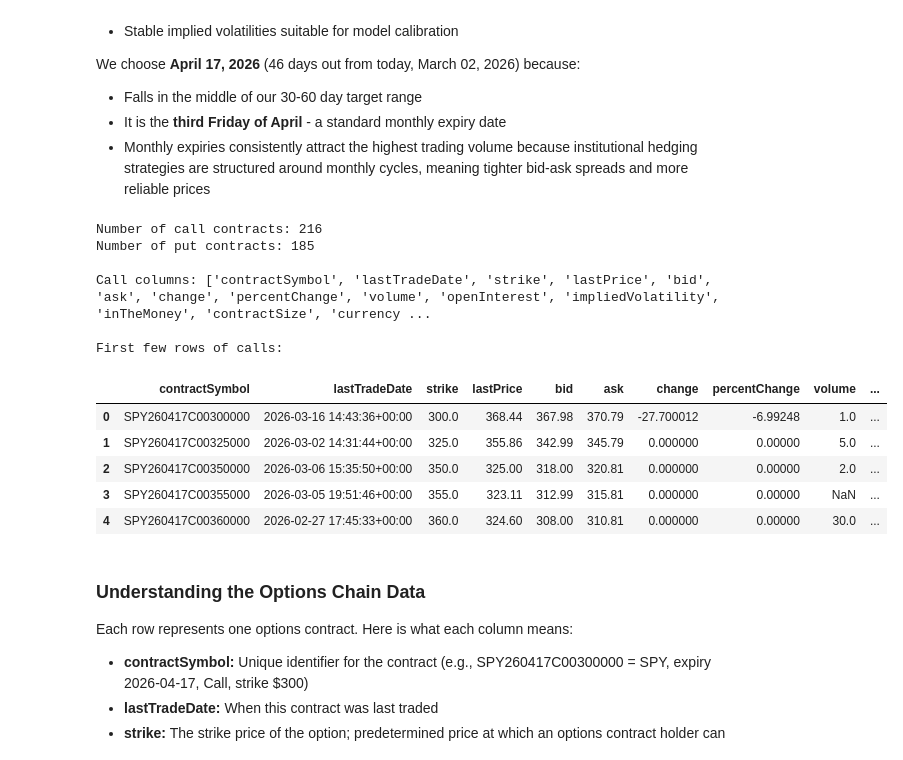
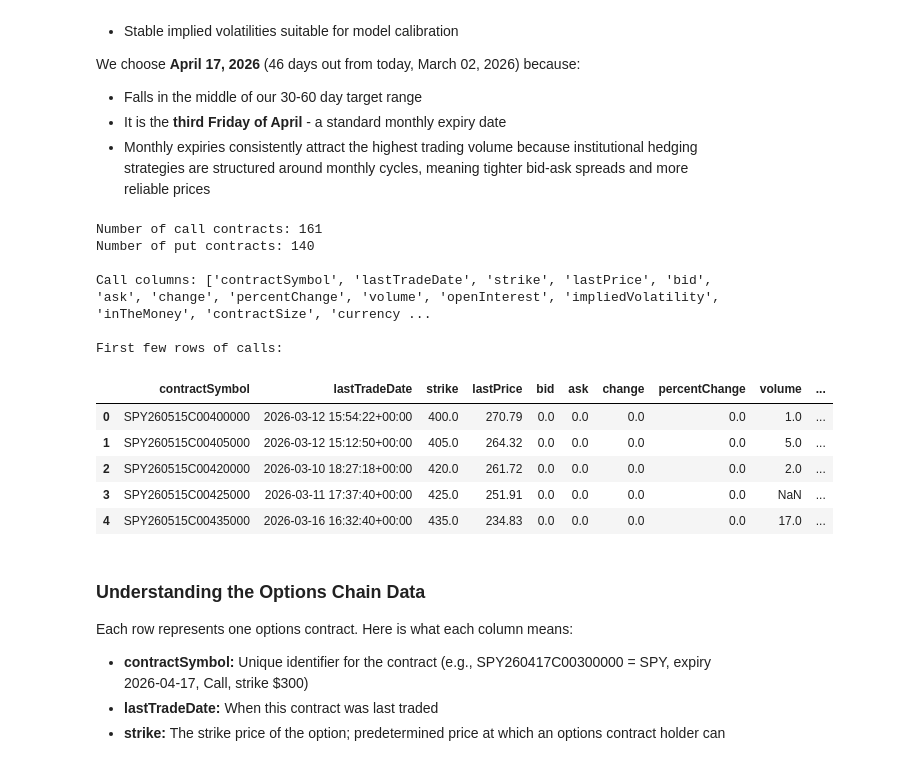
Before and after one commit to MayuriKawale/options-volatility-modeling, a Jupyter notebook: notebooks/main.ipynb, the cells around one changed output. Cells and saved outputs as stored; diff of their text form; code cells hidden in the pictures.

```diff
--- a/notebooks/main.ipynb
+++ b/notebooks/main.ipynb
@@ -147,31 +147,31 @@ We choose **April 17, 2026** (46 days out from today, March 02, 2026) because:
   reliable prices
 # %%
 # Fetch options chain for selected expiry date
-expiry = "2026-04-17"
+expiry = "2026-05-15"
 opt_chain = spy.option_chain(expiry)
 
 # option chain returns two dataframes
 calls = opt_chain.calls
 puts = opt_chain.puts
 
 print(f'Number of call contracts: {len(calls)}')
 print(f'Number of put contracts: {len(puts)}')
 print(f'\nCall columns: {calls.columns.tolist()}')
 print(f"\nFirst few rows of calls:")
 calls.head()
 # %% [output]
-Number of call contracts: 216
-Number of put contracts: 185
+Number of call contracts: 161
+Number of put contracts: 140
 
 Call columns: ['contractSymbol', 'lastTradeDate', 'strike', 'lastPrice', 'bid', 'ask', 'change', 'percentChange', 'volume', 'openInterest', 'impliedVolatility', 'inTheMoney', 'contractSize', 'currency ...
 
 First few rows of calls:
 |  | contractSymbol | lastTradeDate | strike | lastPrice | bid | ask | change | percentChange | volume | ... |
-| 0 | SPY260417C00300000 | 2026-03-16 14:43:36+00:00 | 300.0 | 368.44 | 367.98 | 370.79 | -27.700012 | -6.99248 | 1.0 | ... |
-| 1 | SPY260417C00325000 | 2026-03-02 14:31:44+00:00 | 325.0 | 355.86 | 342.99 | 345.79 | 0.000000 | 0.00000 | 5.0 | ... |
-| 2 | SPY260417C00350000 | 2026-03-06 15:35:50+00:00 | 350.0 | 325.00 | 318.00 | 320.81 | 0.000000 | 0.00000 | 2.0 | ... |
-| 3 | SPY260417C00355000 | 2026-03-05 19:51:46+00:00 | 355.0 | 323.11 | 312.99 | 315.81 | 0.000000 | 0.00000 | NaN | ... |
-| 4 | SPY260417C00360000 | 2026-02-27 17:45:33+00:00 | 360.0 | 324.60 | 308.00 | 310.81 | 0.000000 | 0.00000 | 30.0 | ... |
+| 0 | SPY260515C00400000 | 2026-03-12 15:54:22+00:00 | 400.0 | 270.79 | 0.0 | 0.0 | 0.0 | 0.0 | 1.0 | ... |
+| 1 | SPY260515C00405000 | 2026-03-12 15:12:50+00:00 | 405.0 | 264.32 | 0.0 | 0.0 | 0.0 | 0.0 | 5.0 | ... |
+| 2 | SPY260515C00420000 | 2026-03-10 18:27:18+00:00 | 420.0 | 261.72 | 0.0 | 0.0 | 0.0 | 0.0 | 2.0 | ... |
+| 3 | SPY260515C00425000 | 2026-03-11 17:37:40+00:00 | 425.0 | 251.91 | 0.0 | 0.0 | 0.0 | 0.0 | NaN | ... |
+| 4 | SPY260515C00435000 | 2026-03-16 16:32:40+00:00 | 435.0 | 234.83 | 0.0 | 0.0 | 0.0 | 0.0 | 17.0 | ... |
 # %% [markdown]
 ### Understanding the Options Chain Data
 
```
Also changed, not shown: parts of 31 cells of this notebook.
